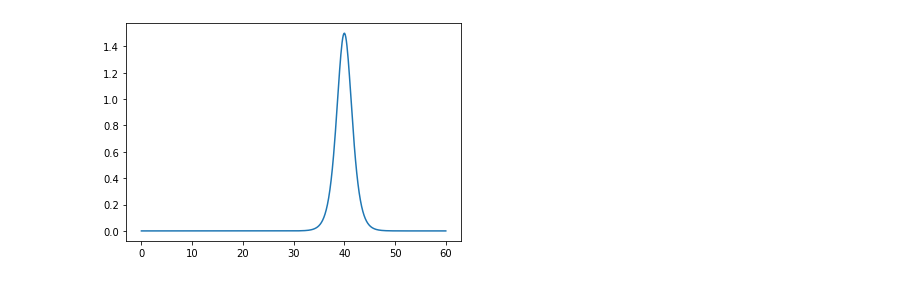
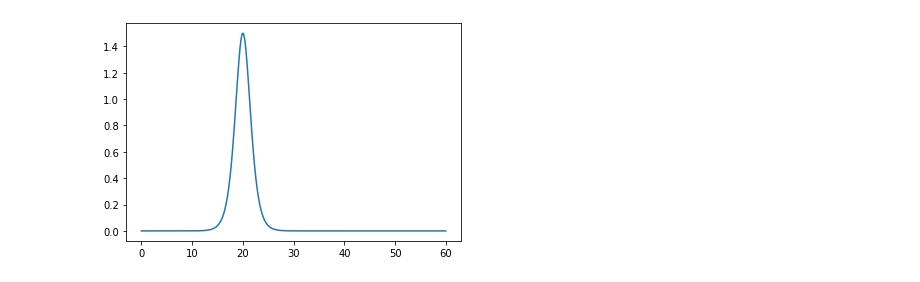
Before and after one commit to kolganovn/KdV-num, a Jupyter notebook: KdV_numerical.ipynb, the cells around one changed output. Saved outputs shown, nothing was run; the diff lists cells and outputs as text; code cells hidden in the pictures.

```diff
--- a/KdV_numerical.ipynb
+++ b/KdV_numerical.ipynb
@@ -24,14 +24,14 @@ def soliton(c, d, x):
 # %%
 xl = np.linspace(0, L, N)
 
 C = 10
 # initial shape u(x,t=0)
-u0 = 2*(2+1)/2*soliton(C/10, 2*L/3, xl)
+u0 = 2*(2+1)/2*soliton(C/10, L/3, xl)
 
 plt.plot(xl, u0)
 plt.show()
 # %% [output]
-[figure, old version]
+[figure, new version]
 # %%
 # time of integration
 tmax = 30
```
Also changed, not shown: parts of 3 cells of this notebook.
